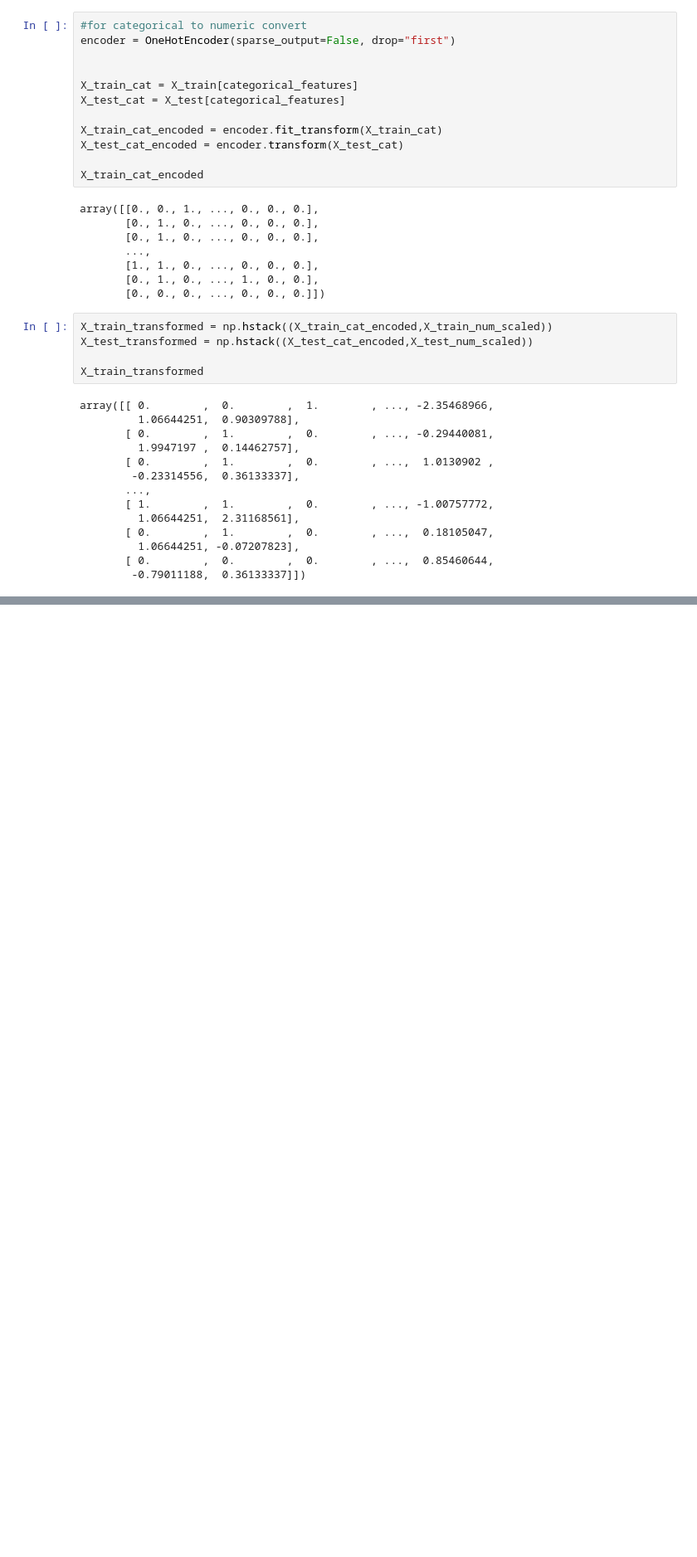
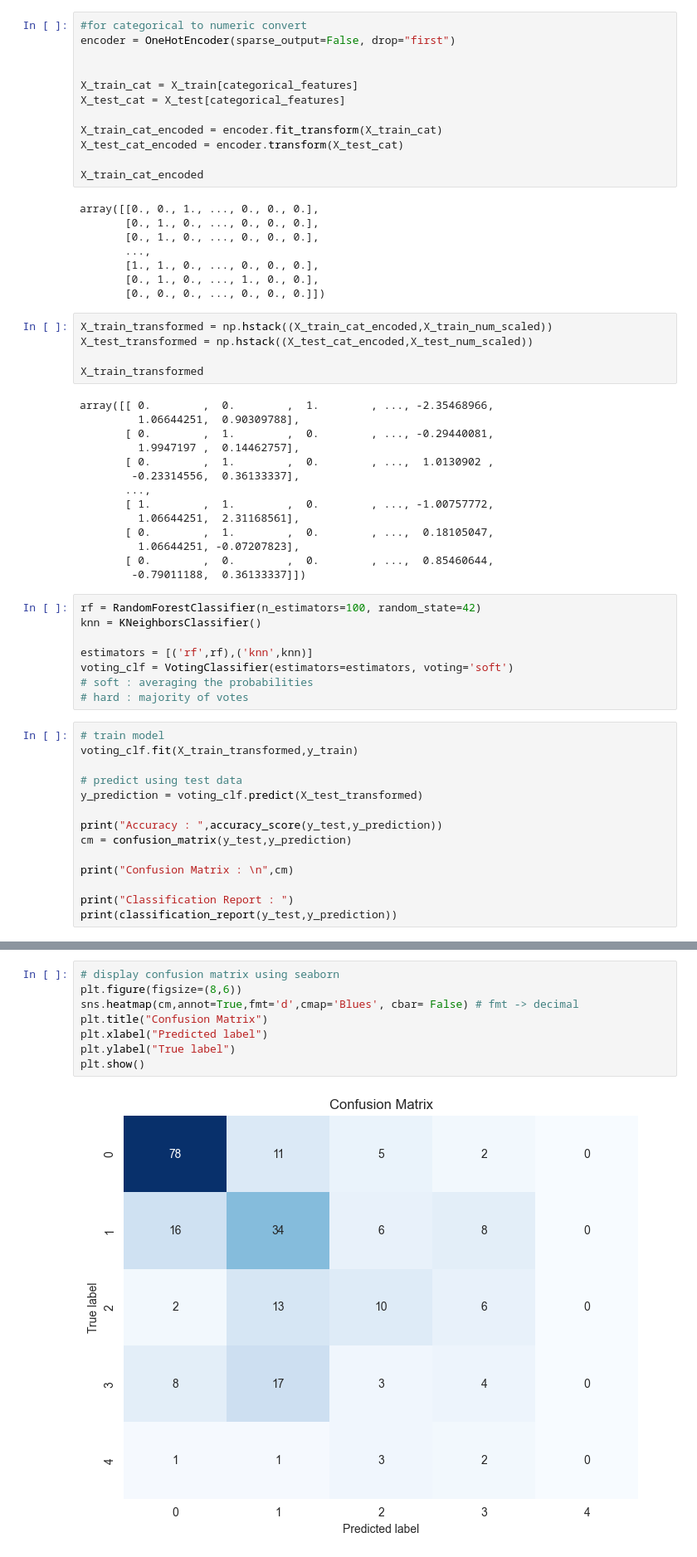
Before and after one commit to olgun-yilmaz/HeartDisasePredict, a Jupyter notebook: heart_disase_predict.ipynb, the cells around one changed output, grey strips where cells are left out. Shown at 83% size. Drawn from its saved outputs; the diff is of its cells as text; blank space fills up the shorter version.

Commit message:
Trained the model and visualized the confusion matrix

```diff
--- a/heart_disase_predict.ipynb
+++ b/heart_disase_predict.ipynb
@@ -116,3 +172,25 @@ array([[ 0.        ,  0.        ,  1.        , ..., -2.35468966,
          1.06644251, -0.07207823],
        [ 0.        ,  0.        ,  0.        , ...,  0.85460644,
         -0.79011188,  0.36133337]])
+# %%
+rf = RandomForestClassifier(n_estimators=100, random_state=42)
+knn = KNeighborsClassifier()
+
+estimators = [('rf',rf),('knn',knn)]
+voting_clf = VotingClassifier(estimators=estimators, voting='soft')
+# soft : averaging the probabilities
+# hard : majority of votes
+# %%
+# train model
+voting_clf.fit(X_train_transformed,y_train)
+
+# predict using test data
+y_prediction = voting_clf.predict(X_test_transformed)
+
+print("Accuracy : ",accuracy_score(y_test,y_prediction))
+cm = confusion_matrix(y_test,y_prediction)
+
+print("Confusion Matrix : \n",cm)
+
+print("Classification Report : ")
+print(classification_report(y_test,y_prediction))
@@ -118,0 +217,10 @@ array([[ 0.        ,  0.        ,  1.        , ..., -2.35468966,
+# %%
+# display confusion matrix using seaborn
+plt.figure(figsize=(8,6))
+sns.heatmap(cm,annot=True,fmt='d',cmap='Blues', cbar= False) # fmt -> decimal
+plt.title("Confusion Matrix")
+plt.xlabel("Predicted label")
+plt.ylabel("True label")
+plt.show()
+# %% [output]
+[figure, added]
```
Also changed, not shown: parts of 6 cells of this notebook.
